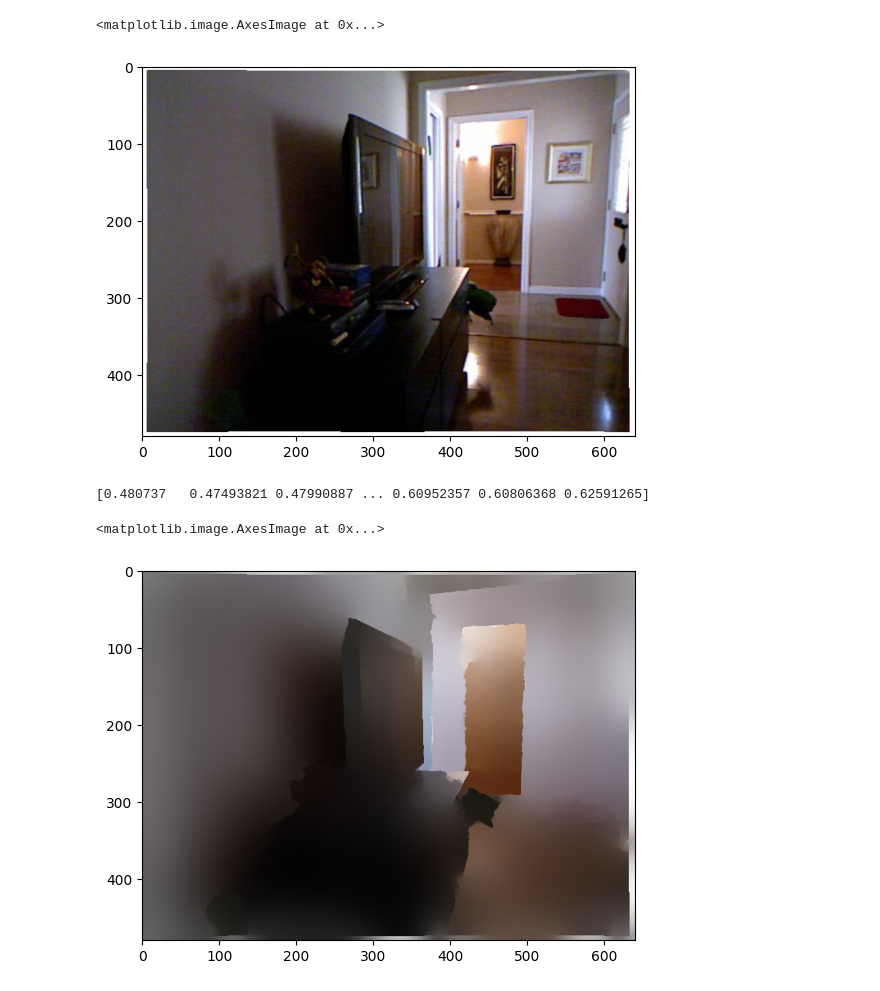
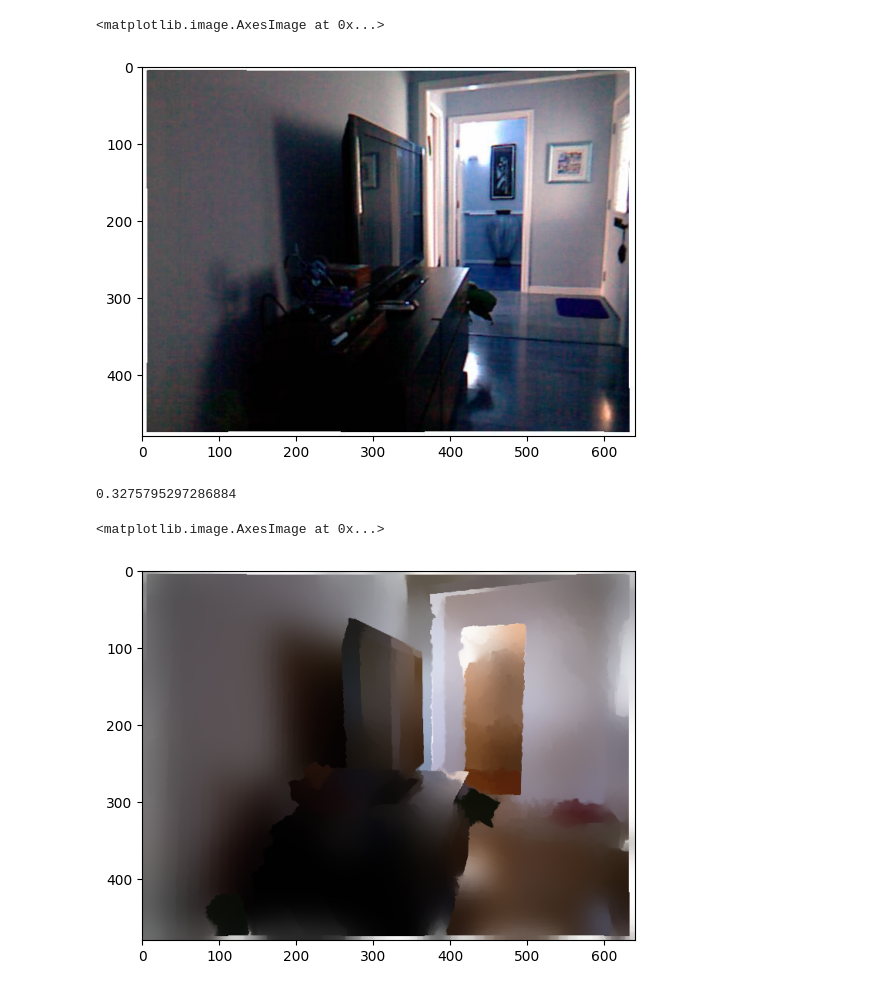
Before and after one commit to UCSD-E4E/depthwise_color_constancy, a Jupyter notebook: nyc_process.ipynb, the cells around one changed output. Saved outputs shown, nothing was run; the diff lists cells and outputs as text; code cells hidden in the pictures.

```diff
--- a/nyc_process.ipynb
+++ b/nyc_process.ipynb
@@ -11,16 +11,16 @@ depth = depth.mean(axis=2)
 depth.tofile(f"./data/realsense_tests/{test}-depth.bin")
 rgb.tofile(f"./data/realsense_tests/{test}-color.bin")
 # %%
-plt.imshow(rgb[:,:,::-1])
+plt.imshow(rgb)
 # %% [output]
 <matplotlib.image.AxesImage at 0x...>
-[figure, old version]
+[figure, new version]
 # %%
 a_c_new = np.fromfile(f"./data/realsense_tests/{test}-lim-99-500.bin")
-print(a_c_new)
+print(a_c_new.mean())
 a_c_new = a_c_new.reshape(rgb.shape)
 plt.imshow(a_c_new[:,:,::-1])
 # %% [output]
-[0.480737   0.47493821 0.47990887 ... 0.60952357 0.60806368 0.62591265]
+0.3275795297286884
 <matplotlib.image.AxesImage at 0x...>
-[figure, old version]
+[figure, new version]
```
Also changed, not shown: 1 other file.
